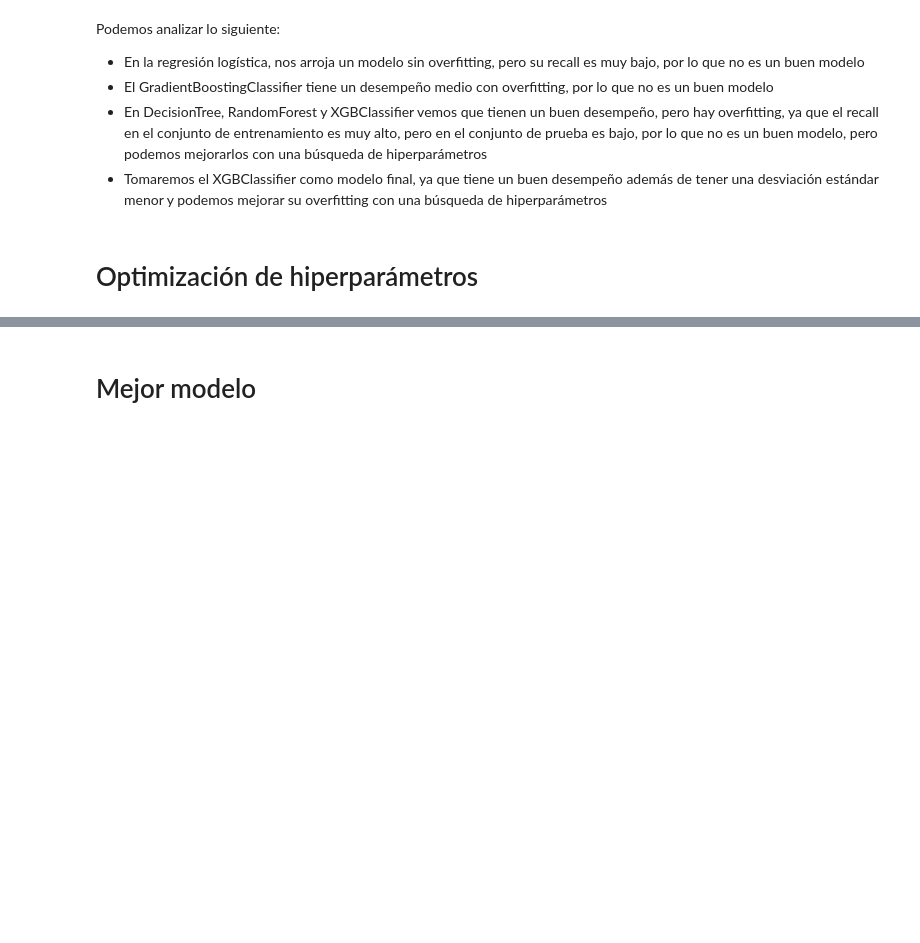
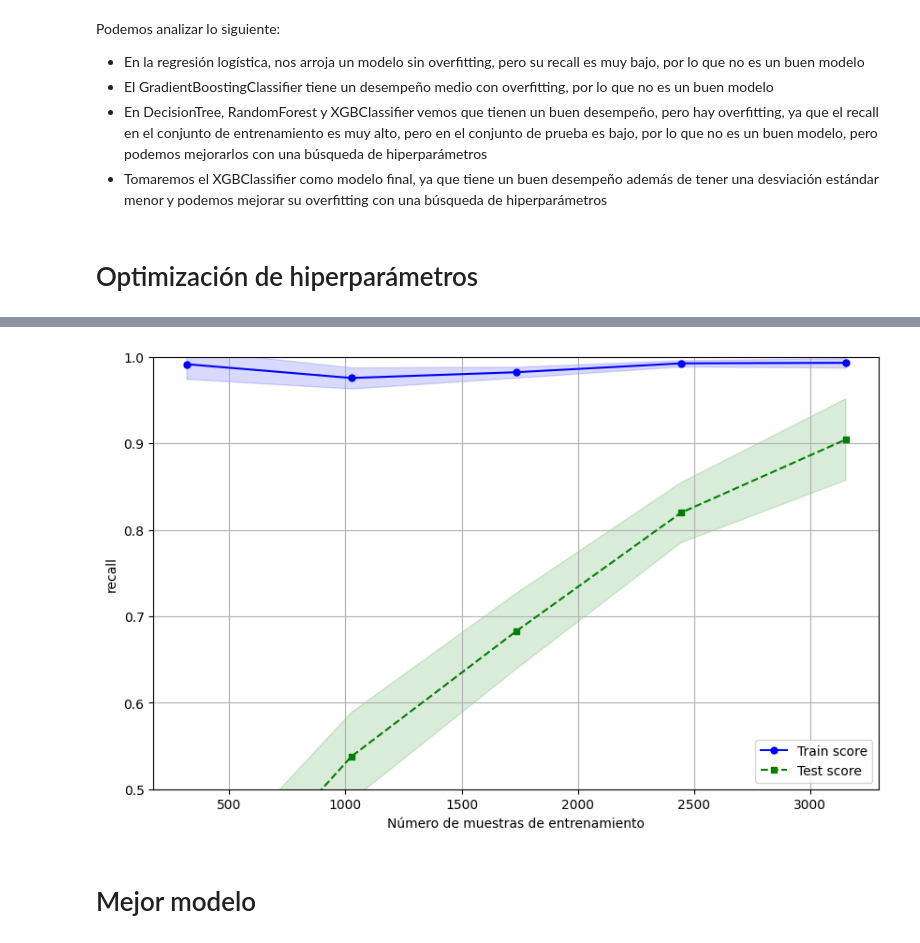
Before and after one commit to diegosaaval/human-resources, a Jupyter notebook: 3_models.ipynb, the cells around one changed output, grey strips where cells are left out. Saved outputs shown, nothing was run; the diff lists cells and outputs as text; code cells hidden in the pictures; blank space fills up the shorter version.

Commit message:
Curva de aprendizaje

```diff
--- a/3_models.ipynb
+++ b/3_models.ipynb
@@ -195,3 +195,70 @@ recall test: 0.961
+# %%
+# Curva de aprendizaje para el modelo optimizado
+from sklearn.model_selection import learning_curve
+
+# Definir el modelo
+xgb = XGBClassifier(
+    n_estimators=1000,  # Número de árboles
+    # eval_metric="logloss",  # Función de pérdida a optimizar, diferente a la métrica usada
+    # early_stopping_rounds=5,  # Detener el entrenamiento si no mejora en 10 iteraciones
+    random_state=42,  # Semilla para reproducibilidad
+    **grid_search.best_params_,
+)
+
+# Calcular la curva de aprendizaje
+train_sizes, train_scores, test_scores = learning_curve(
+    xgb, X_train, y_train, cv=5, scoring=metric, n_jobs=-1
+)
+
+# Calcular la media y la desviación estándar de los scores de train y test
+train_scores_mean = np.mean(train_scores, axis=1)
+train_scores_std = np.std(train_scores, axis=1)
+test_scores_mean = np.mean(test_scores, axis=1)
+test_scores_std = np.std(test_scores, axis=1)
+
+# Graficar la curva de aprendizaje
+import matplotlib.pyplot as plt
+
+plt.figure(figsize=(10, 6))
+plt.plot(
+    train_sizes,
+    train_scores_mean,
+    label="Train score",
+    color="blue",
+    marker="o",
+    markersize=5,
+)
+plt.fill_between(
+    train_sizes,
+    train_scores_mean + train_scores_std,
+    train_scores_mean - train_scores_std,
+    alpha=0.15,
+    color="blue",
+)
+plt.plot(
+    train_sizes,
+    test_scores_mean,
+    label="Test score",
+    color="green",
+    linestyle="--",
+    marker="s",
+    markersize=5,
+)
+plt.fill_between(
+    train_sizes,
+    test_scores_mean + test_scores_std,
+    test_scores_mean - test_scores_std,
+    alpha=0.15,
+    color="green",
+)
+plt.grid()
+plt.xlabel("Número de muestras de entrenamiento")
+plt.ylabel(metric)
+plt.legend(loc="lower right")
+plt.ylim([0.5, 1.0])
+plt.show()
+# %% [output]
+[figure, added]
 # %% [markdown]
 # Mejor modelo
 # %%
```
Also changed, not shown: parts of 5 cells of this notebook.
